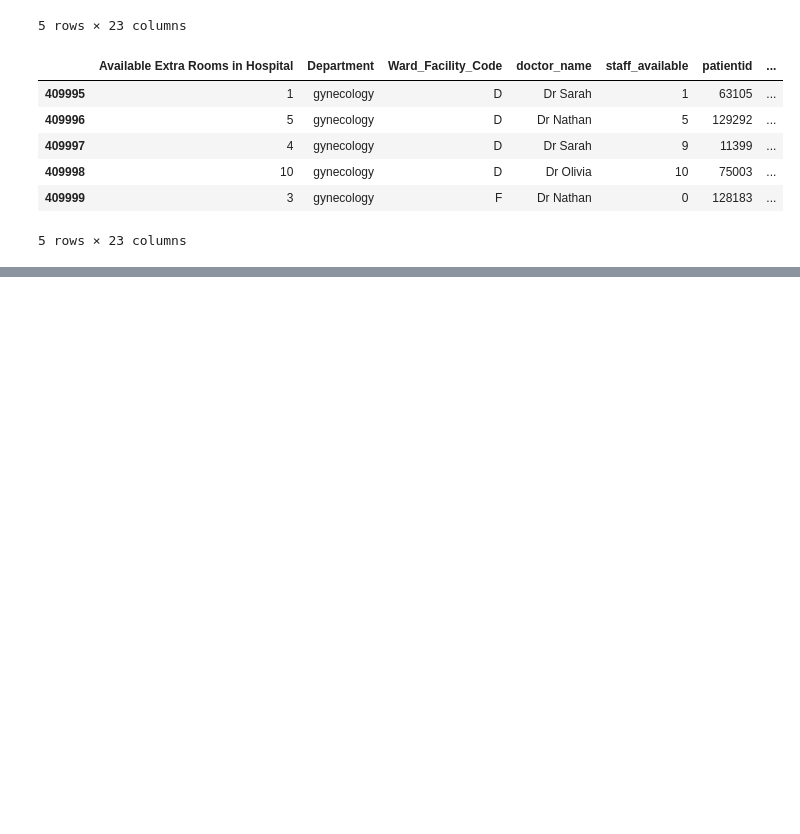
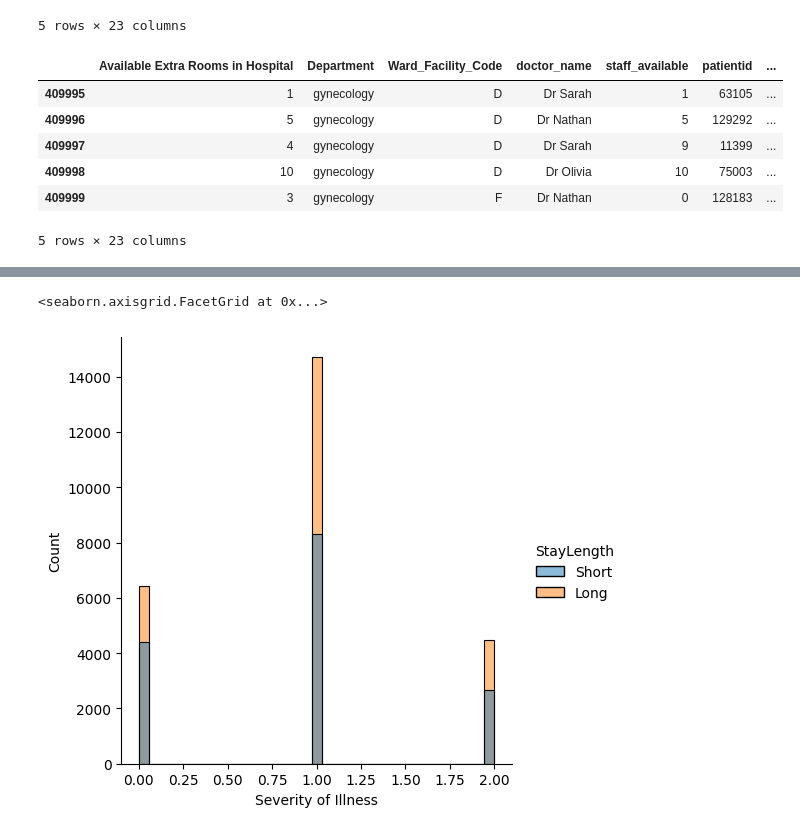
Before and after one commit to akumoth/prediccionesSalud, a Jupyter notebook: notebooks/initial_data_exploration.ipynb, the cells around one changed output, grey strips where cells are left out. Drawn from its saved outputs; the diff is of its cells as text; code cells hidden in the pictures; blank space fills up the shorter version.

```diff
--- a/notebooks/initial_data_exploration.ipynb
+++ b/notebooks/initial_data_exploration.ipynb
@@ -184,0 +220,5 @@ hsptl_train_df.tail()
+# %%
+sns.displot(hsptl_train_df.sample(frac=0.10),x='Severity of Illness', hue='StayLength')
+# %% [output]
+<seaborn.axisgrid.FacetGrid at 0x...>
+[figure, added]
```
Also changed, not shown: parts of 6 cells of this notebook, 4 other files.
